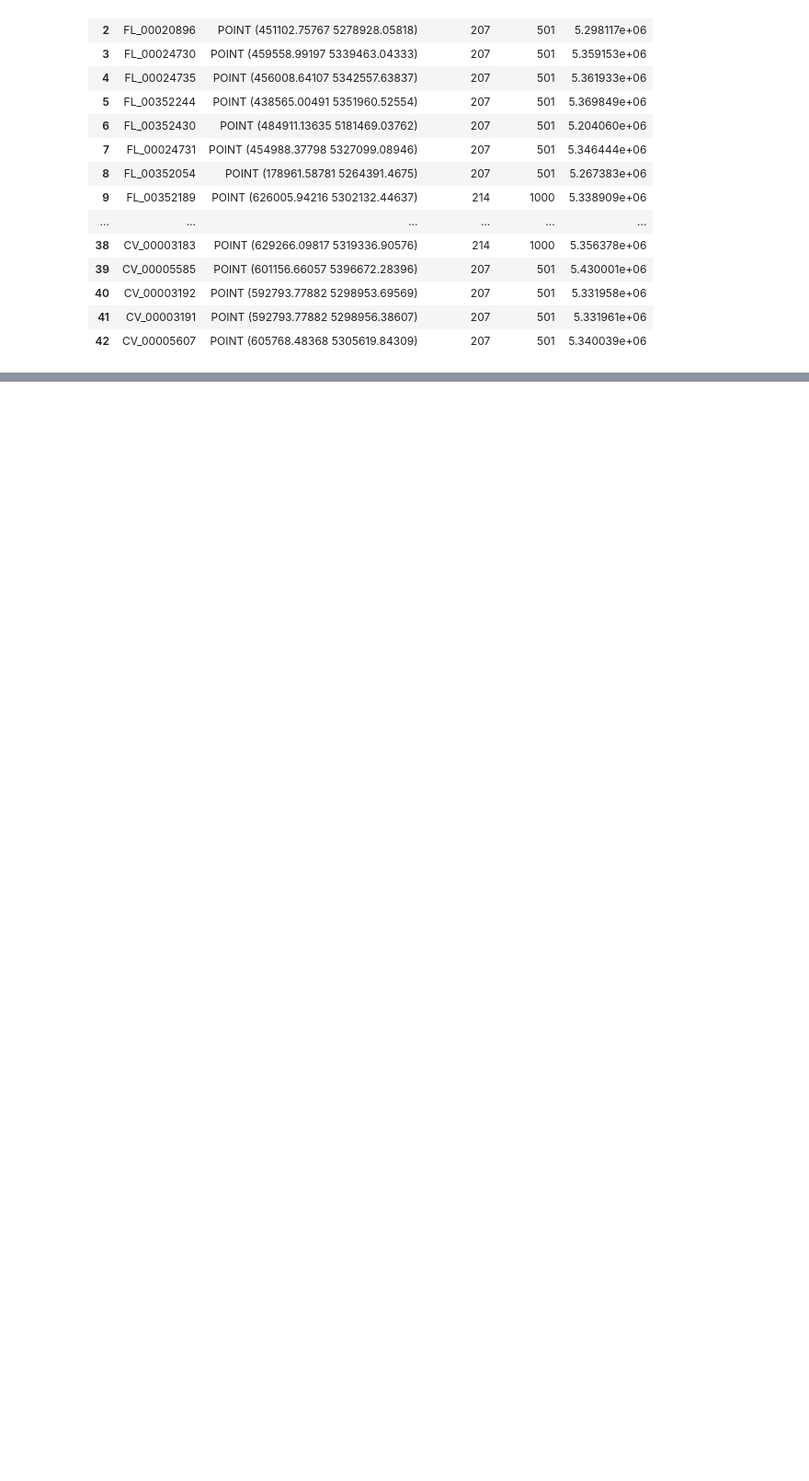
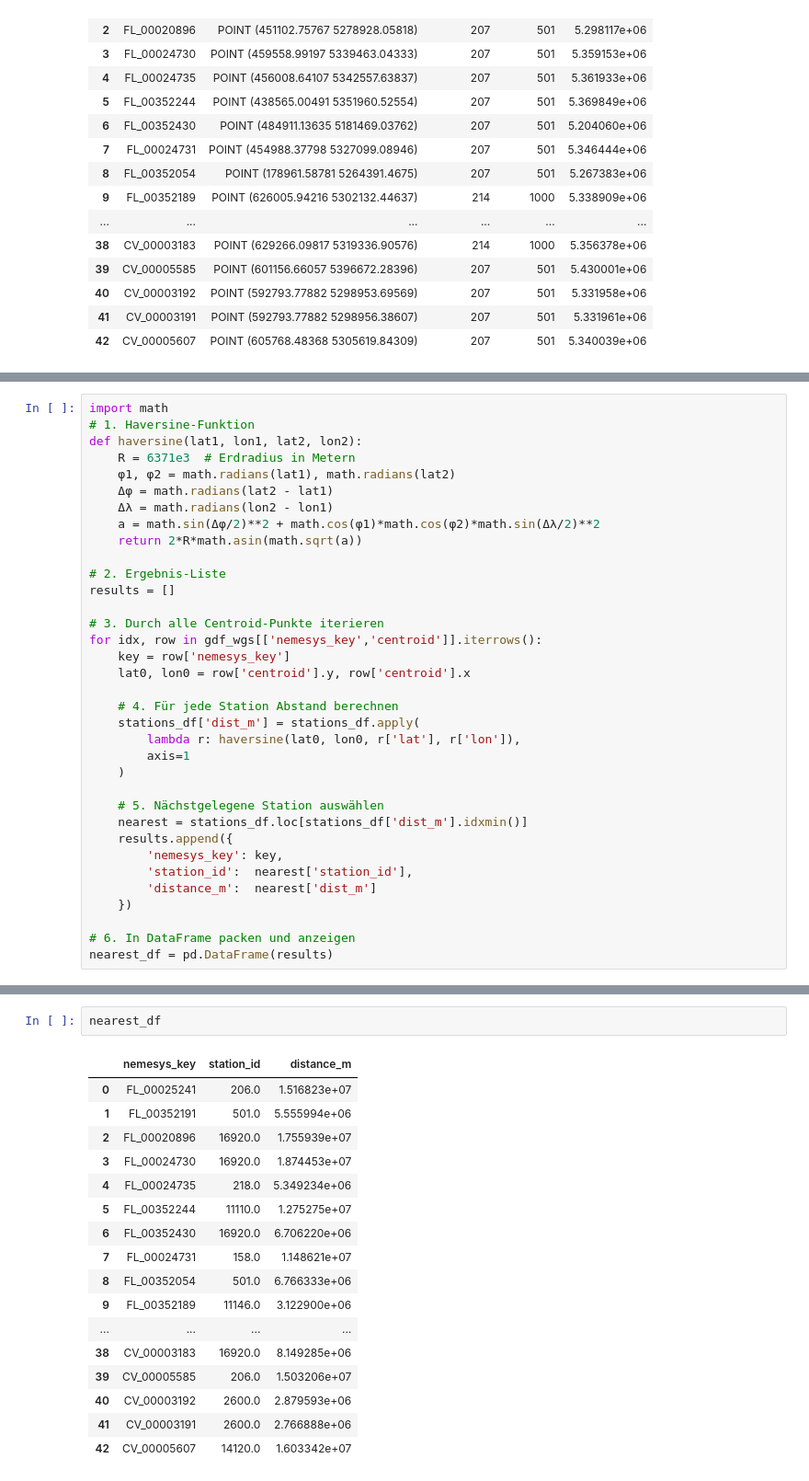
Before and after one commit to johannesgl4d0s/ersatzwerte_project, a Jupyter notebook: notebooks/02_data_wrangling_temp.ipynb, the cells around one changed output, grey strips where cells are left out. Shown at 92% size. Drawn from its saved outputs; the diff is of its cells as text; blank space fills up the shorter version.

```diff
--- a/notebooks/02_data_wrangling_temp.ipynb
+++ b/notebooks/02_data_wrangling_temp.ipynb
@@ -898,0 +949,35 @@ matched
+# %%
+import math
+# 1. Haversine-Funktion
+def haversine(lat1, lon1, lat2, lon2):
+    R = 6371e3  # Erdradius in Metern
+    φ1, φ2 = math.radians(lat1), math.radians(lat2)
+    Δφ = math.radians(lat2 - lat1)
+    Δλ = math.radians(lon2 - lon1)
+    a = math.sin(Δφ/2)**2 + math.cos(φ1)*math.cos(φ2)*math.sin(Δλ/2)**2
+    return 2*R*math.asin(math.sqrt(a))
+
+# 2. Ergebnis-Liste
+results = []
+
+# 3. Durch alle Centroid-Punkte iterieren
+for idx, row in gdf_wgs[['nemesys_key','centroid']].iterrows():
+    key = row['nemesys_key']
+    lat0, lon0 = row['centroid'].y, row['centroid'].x
+
+    # 4. Für jede Station Abstand berechnen
+    stations_df['dist_m'] = stations_df.apply(
+        lambda r: haversine(lat0, lon0, r['lat'], r['lon']),
+        axis=1
+    )
+
+    # 5. Nächstgelegene Station auswählen
+    nearest = stations_df.loc[stations_df['dist_m'].idxmin()]
+    results.append({
+        'nemesys_key': key,
+        'station_id':  nearest['station_id'],
+        'distance_m':  nearest['dist_m']
+    })
+
+# 6. In DataFrame packen und anzeigen
+nearest_df = pd.DataFrame(results)
@@ -898,0 +1002,20 @@ matched
+# %%
+nearest_df
+# %% [output]
+|  | nemesys_key | station_id | distance_m |
+| 0 | FL_00025241 | 206.0 | 1.516823e+07 |
+| 1 | FL_00352191 | 501.0 | 5.555994e+06 |
+| 2 | FL_00020896 | 16920.0 | 1.755939e+07 |
+| 3 | FL_00024730 | 16920.0 | 1.874453e+07 |
+| 4 | FL_00024735 | 218.0 | 5.349234e+06 |
+| 5 | FL_00352244 | 11110.0 | 1.275275e+07 |
+| 6 | FL_00352430 | 16920.0 | 6.706220e+06 |
+| 7 | FL_00024731 | 158.0 | 1.148621e+07 |
+| 8 | FL_00352054 | 501.0 | 6.766333e+06 |
+| 9 | FL_00352189 | 11146.0 | 3.122900e+06 |
+| ... | ... | ... | ... |
+| 38 | CV_00003183 | 16920.0 | 8.149285e+06 |
+| 39 | CV_00005585 | 206.0 | 1.503206e+07 |
+| 40 | CV_00003192 | 2600.0 | 2.879593e+06 |
+| 41 | CV_00003191 | 2600.0 | 2.766888e+06 |
+| 42 | CV_00005607 | 14120.0 | 1.603342e+07 |
```
Also changed, not shown: parts of 6 cells of this notebook, 1 other file.
